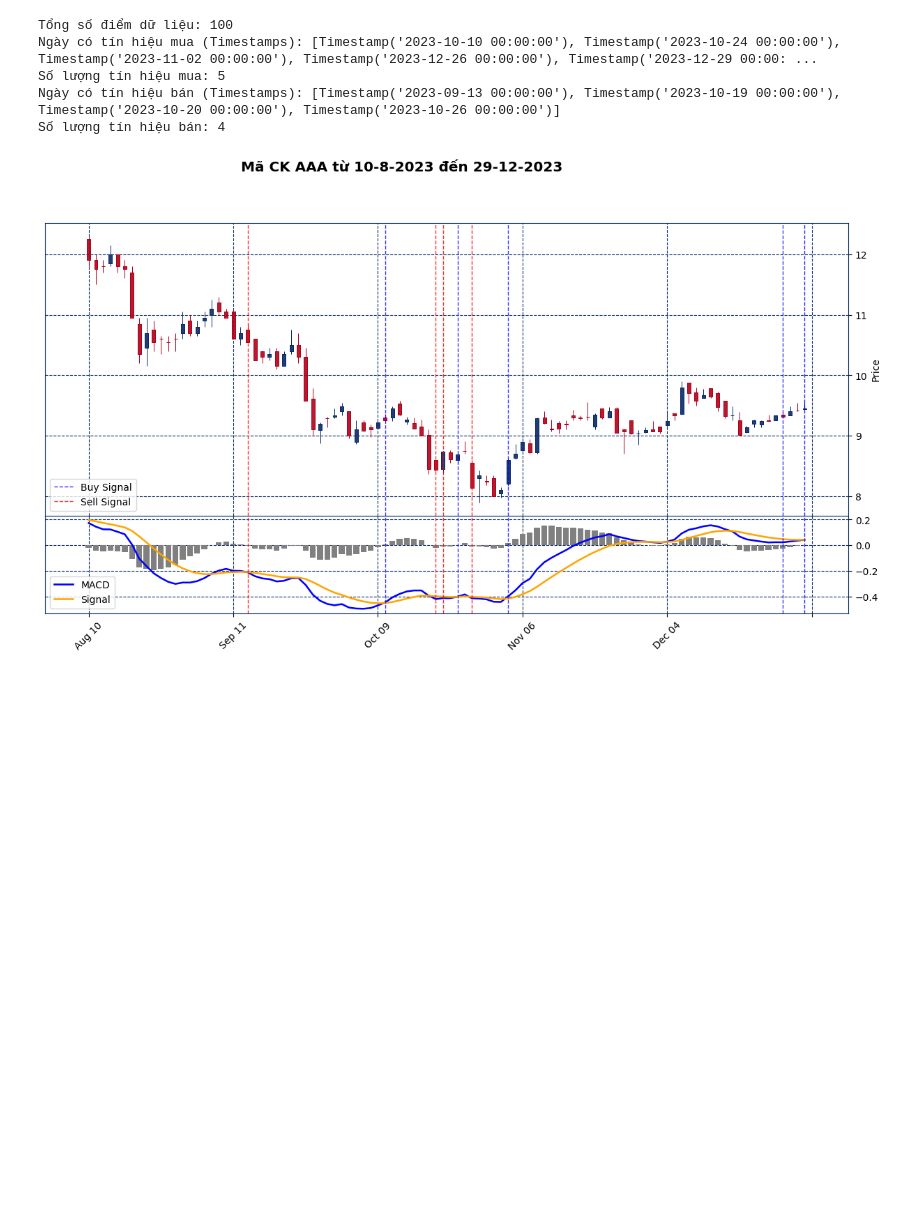
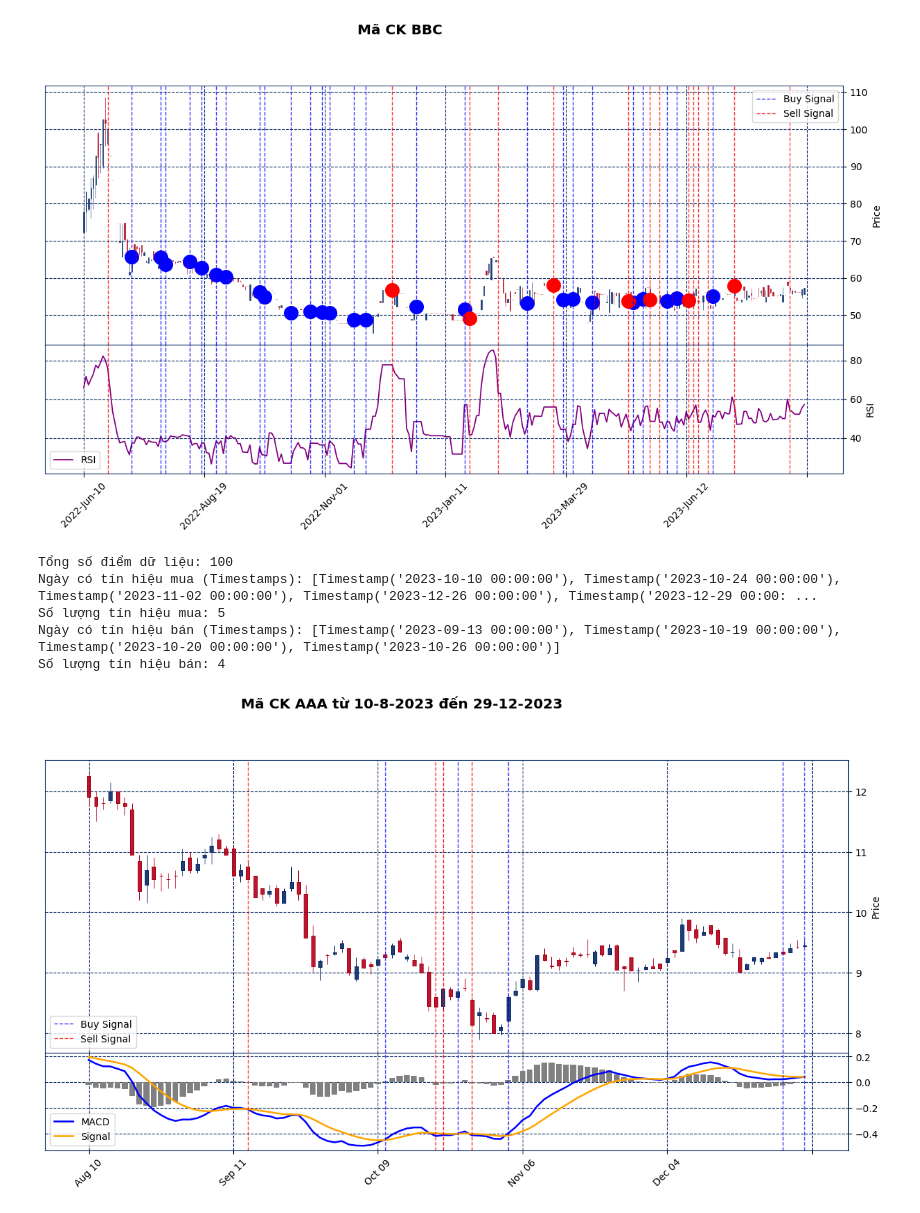
Before and after one commit to uxlem/project2, a Jupyter notebook: plot.ipynb, the cells around one changed output. Cells and saved outputs as stored; diff of their text form; code cells hidden in the pictures; blank space fills up the shorter version.

```diff
--- a/plot.ipynb
+++ b/plot.ipynb
@@ -141,3 +147,74 @@ mpf.show()
+# %%
+# Định nghĩa các plot phụ (addplot)
+apd = [
+    mpf.make_addplot(df['buy_mark'], panel=0, color='blue', type='scatter', markersize=100),
+    mpf.make_addplot(df['sell_mark'], panel=0, color='red', type='scatter', markersize=100),
+    mpf.make_addplot(df['rsi'], panel=1, color='purple', label='RSI', ylabel='RSI') # Thêm ylabel cho panel RSI
+]
+
+# Vẽ biểu đồ và lấy Figure, Axes
+fig, axes = mpf.plot(df, style='starsandstripes', type='candle',
+                     title='Mã CK BBC',
+                     addplot=apd,
+                     volume=False,
+                     panel_ratios=(2, 1),
+                     figsize=(16, 8),
+                     returnfig=True)
+
+# Xác định các Axes cần vẽ
+ax_price = axes[0]
+ax_macd = axes[2]
+
+# Lấy các ngày có tín hiệu (dưới dạng Timestamps)
+buy_signal_timestamps = df.index[df['cci_buy_signals'].notna()]
+sell_signal_timestamps = df.index[df['cci_sell_signals'].notna()]
+
+# Vẽ đường kẻ tín hiệu mua (màu xanh)
+for date_ts in buy_signal_timestamps:
+    try:
+        # Lấy vị trí SỐ NGUYÊN của ngày trong DataFrame
+        x_coordinate = df.index.get_loc(date_ts)
+        ax_price.axvline(x_coordinate, color='blue', linestyle='--', linewidth=1, alpha=0.8, label='Buy Signal' if date_ts == buy_signal_timestamps[0] else "")
+        ax_macd.axvline(x_coordinate, color='blue', linestyle='--', linewidth=1, alpha=0.8)
+        # print(f"Vẽ tín hiệu mua tại ngày {date_ts} (tọa độ x: {x_coordinate})") # Để debug
+    except KeyError:
+        print(f"Cảnh báo: Ngày {date_ts} của tín hiệu mua không tìm thấy trong index của DataFrame.")
+    except Exception as e:
+        print(f"Lỗi khi vẽ tín hiệu mua tại {date_ts}: {e}")
+
+# Vẽ đường kẻ tín hiệu bán (màu đỏ)
+for date_ts in sell_signal_timestamps:
+    try:
+        # Lấy vị trí SỐ NGUYÊN của ngày trong DataFrame
+        x_coordinate = df.index.get_loc(date_ts)
+        ax_price.axvline(x_coordinate, color='red', linestyle='--', linewidth=1, alpha=0.8, label='Sell Signal' if date_ts == sell_signal_timestamps[0] else "")
+        ax_macd.axvline(x_coordinate, color='red', linestyle='--', linewidth=1, alpha=0.8)
+        # print(f"Vẽ tín hiệu bán tại ngày {date_ts} (tọa độ x: {x_coordinate})") # Để debug
+    except KeyError:
+        print(f"Cảnh báo: Ngày {date_ts} của tín hiệu bán không tìm thấy trong index của DataFrame.")
+    except Exception as e:
+        print(f"Lỗi khi vẽ tín hiệu bán tại {date_ts}: {e}")
+
+# Để hiển thị legend cho axvline, chúng ta cần xử lý một chút
+# vì axvline không tự động thêm vào legend của mplfinance một cách dễ dàng.
+# Cách đơn giản là tạo các đường "dummy" không nhìn thấy để lấy handles cho legend.
+# Hoặc, bạn có thể chấp nhận không có legend riêng cho các vlines.
+# Nếu bạn muốn legend:
+handles, labels = ax_price.get_legend_handles_labels()
+if 'Buy Signal' not in labels and len(buy_signal_timestamps) > 0 :
+    buy_line = plt.Line2D([0], [0], color='blue', linestyle='--', linewidth=1, label='Buy Signal')
+    handles.append(buy_line)
+if 'Sell Signal' not in labels and len(sell_signal_timestamps) > 0:
+    sell_line = plt.Line2D([0], [0], color='red', linestyle='--', linewidth=1, label='Sell Signal')
+    handles.append(sell_line)
+if handles: # Nếu có handles (tức là có legend từ addplot hoặc đã thêm dummy lines)
+    ax_price.legend(handles=handles)
+
+
+# Hiển thị biểu đồ
+mpf.show()
+# %% [output]
+[figure, added]
 # %%
 # Định nghĩa các plot phụ (addplot)
 apd = [
```
Also changed, not shown: parts of 3 cells of this notebook, 5 other files.
